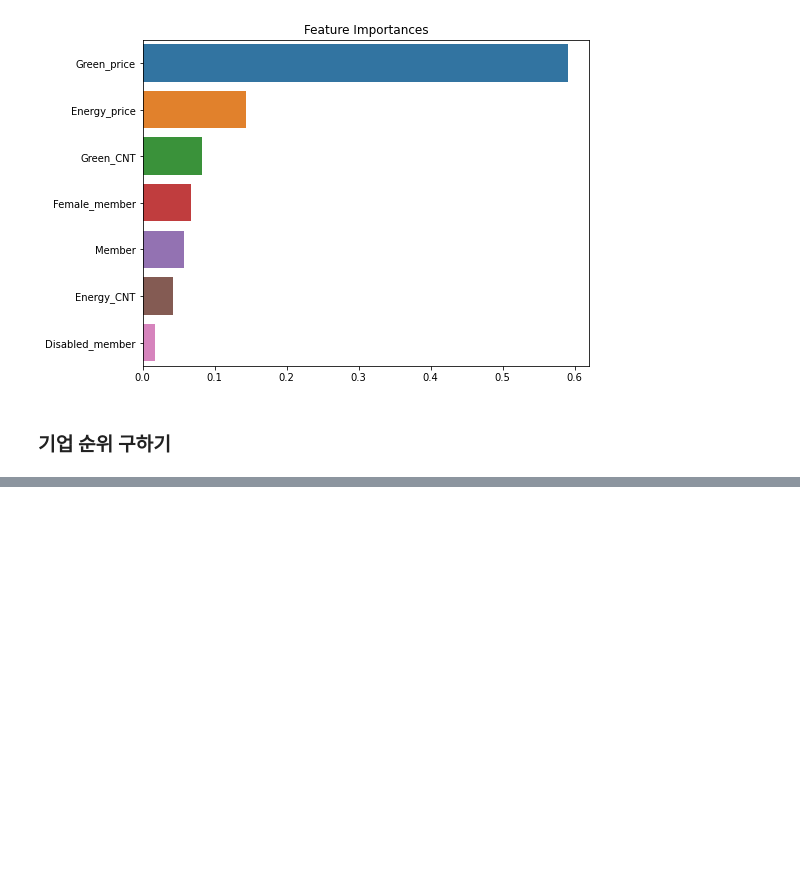
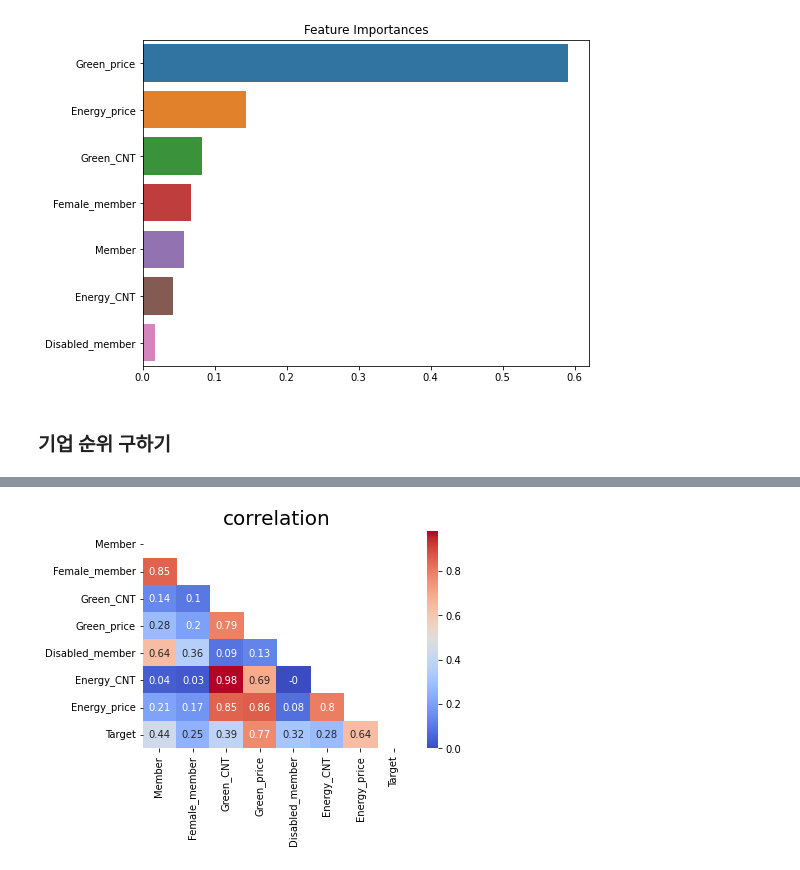
Before and after one commit to dev-gw/Procurement_analysis, a Jupyter notebook: DS.ipynb, the cells around one changed output, grey strips where cells are left out. Drawn from its saved outputs; the diff is of its cells as text; code cells hidden in the pictures; blank space fills up the shorter version.

```diff
--- a/DS.ipynb
+++ b/DS.ipynb
@@ -380,3 +424,12 @@ corr_rank_data
+# %%
+# 상관관계 시각화
+mask = np.zeros_like(corr_rank_data)
+mask[np.triu_indices_from(mask)] = True
+heatmap = sns.heatmap(corr_rank_data, annot=True, mask = mask, cmap='coolwarm')
+plt.title('correlation', fontsize=20)
+plt.show()
+# %% [output]
+[figure, added]
 # %%
 rank_data['Metrics'] = 0
 for i in range(len(rank_data)):
```
Also changed, not shown: parts of 11 cells of this notebook.
